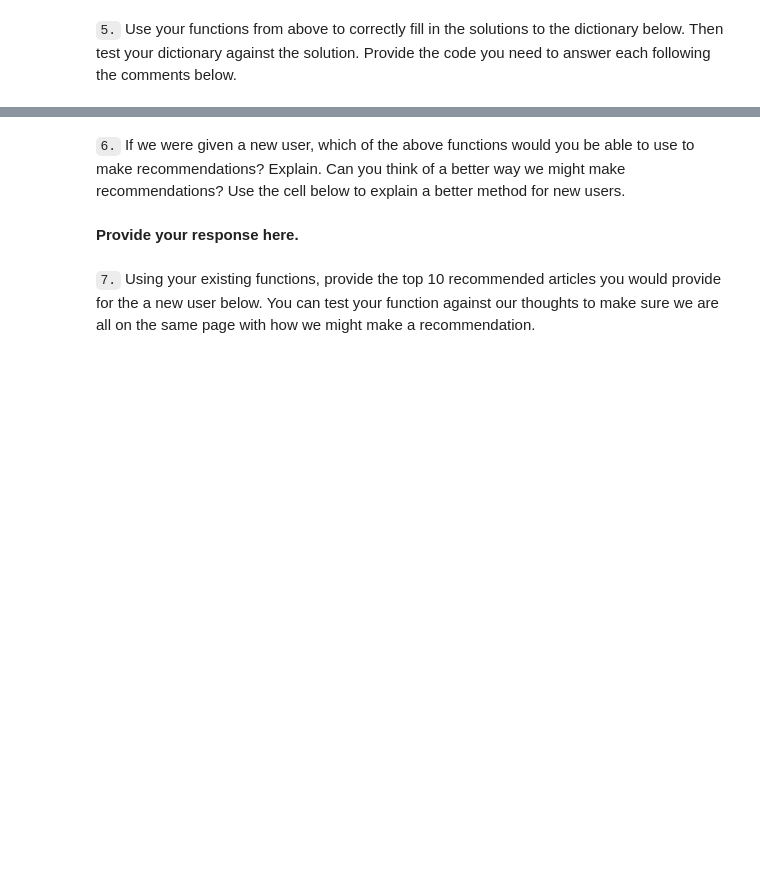
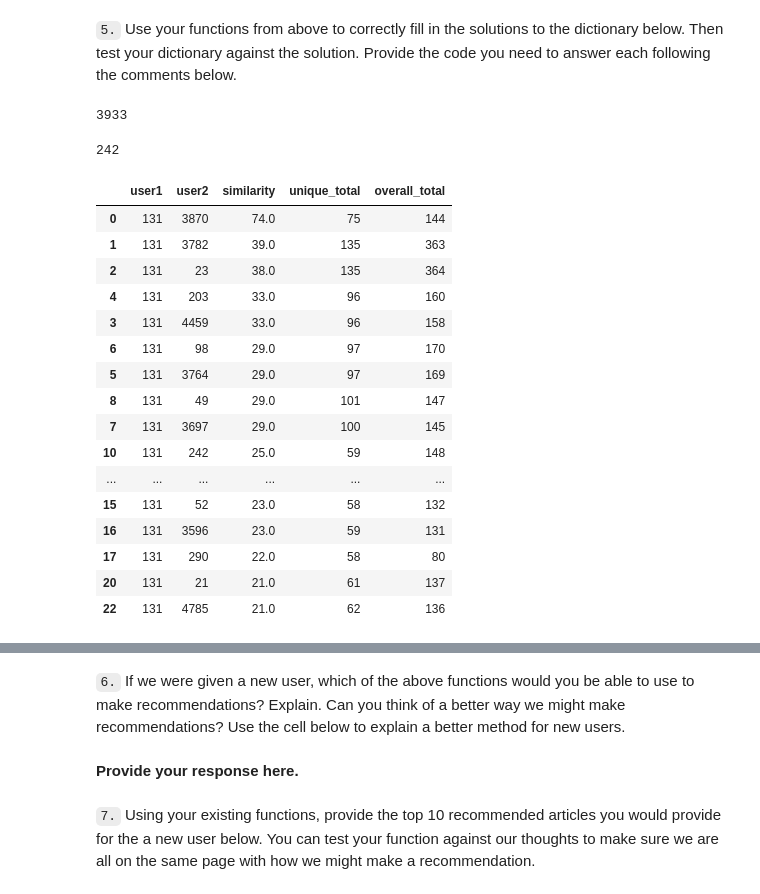
Before and after one commit to ania4data/IBM_recommendation_system, a Jupyter notebook: Recommendations_with_IBM.ipynb, the cells around one changed output, grey strips where cells are left out. Saved outputs shown, nothing was run; the diff lists cells and outputs as text; code cells hidden in the pictures; blank space fills up the shorter version.

Commit message:
added user-user-recs2

```diff
--- a/Recommendations_with_IBM.ipynb
+++ b/Recommendations_with_IBM.ipynb
@@ -1230,0 +1309,3 @@ If this is all you see, you passed all of our tests!  Nice job!
+# %%
+merged_counts = unique_total.merge(overall_total, on='user_id')
+merged_counts.head(10)
@@ -1230,0 +1324,6 @@ If this is all you see, you passed all of our tests!  Nice job!
+# %%
+z = similarity_df.merge(merged_counts, left_on='user2',right_on='user_id').drop(columns=['user_id'])
+# %%
+z = z.sort_values(by=['similarity','unique_total','overall_total'],ascending=False)
+z = z[z.user1==1]
+z.head(10)
@@ -1230,0 +1344,3 @@ If this is all you see, you passed all of our tests!  Nice job!
+# %%
+most_similar_users, similarity_df = find_similar_users(1, user_item=user_item)
+# similarity_df
@@ -1292,3 +1517,31 @@ print(rec_names)
+# %%
+get_top_sorted_users(1, df=df, user_item=user_item).user2[0]
+# %% [output]
+3933
+# %%
+get_top_sorted_users(131, df=df, user_item=user_item).user2.values[9]
+# %% [output]
+242
+# %%
+get_top_sorted_users(131, df=df, user_item=user_item).head(20)
+# %% [output]
+|  | user1 | user2 | similarity | unique_total | overall_total |
+| 0 | 131 | 3870 | 74.0 | 75 | 144 |
+| 1 | 131 | 3782 | 39.0 | 135 | 363 |
+| 2 | 131 | 23 | 38.0 | 135 | 364 |
+| 4 | 131 | 203 | 33.0 | 96 | 160 |
+| 3 | 131 | 4459 | 33.0 | 96 | 158 |
+| 6 | 131 | 98 | 29.0 | 97 | 170 |
+| 5 | 131 | 3764 | 29.0 | 97 | 169 |
+| 8 | 131 | 49 | 29.0 | 101 | 147 |
+| 7 | 131 | 3697 | 29.0 | 100 | 145 |
+| 10 | 131 | 242 | 25.0 | 59 | 148 |
+| ... | ... | ... | ... | ... | ... |
+| 15 | 131 | 52 | 23.0 | 58 | 132 |
+| 16 | 131 | 3596 | 23.0 | 59 | 131 |
+| 17 | 131 | 290 | 22.0 | 58 | 80 |
+| 20 | 131 | 21 | 21.0 | 61 | 137 |
+| 22 | 131 | 4785 | 21.0 | 62 | 136 |
 # %%
 ### Tests with a dictionary of results
 
```
Also changed, not shown: parts of 28 cells of this notebook.
